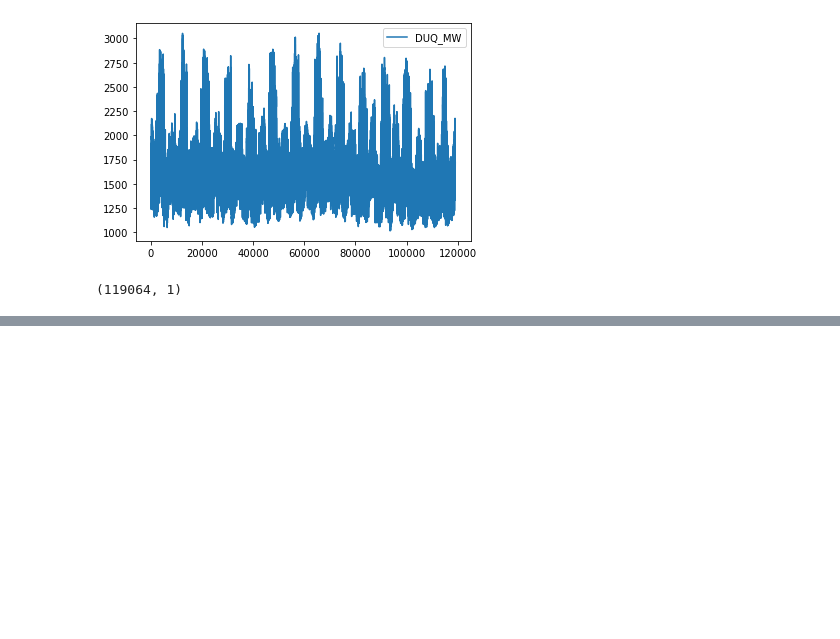
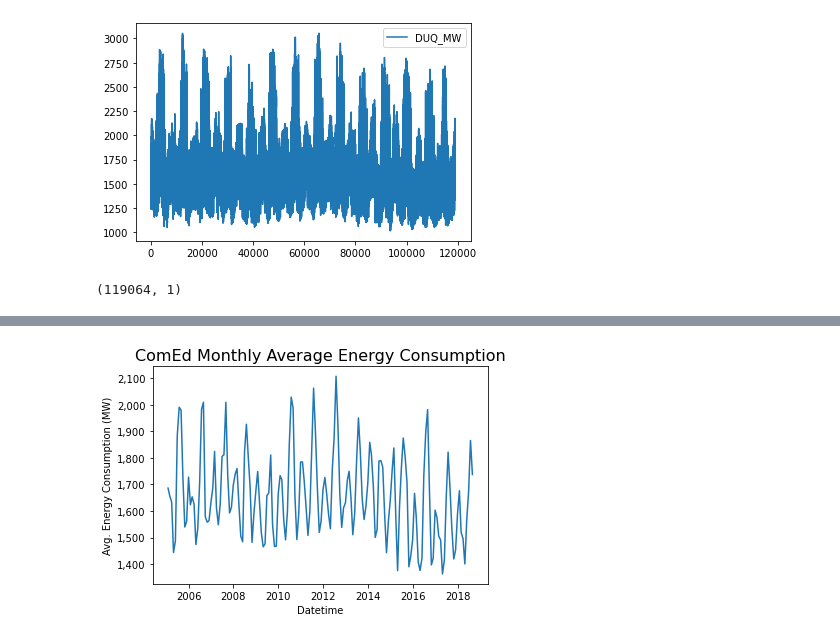
Before and after one commit to allokkk/Capstone_Two, a Jupyter notebook: CapstoneTwo.ipynb, the cells around one changed output, grey strips where cells are left out. Saved outputs shown, nothing was run; the diff lists cells and outputs as text; code cells hidden in the pictures; blank space fills up the shorter version.

```diff
--- a/CapstoneTwo.ipynb
+++ b/CapstoneTwo.ipynb
@@ -294,0 +359,4 @@ plot_series(time, power)
+# %%
+# Get quarters from the datetime
+data['QUARTER'] = data['Datetime'].dt.quarter
+data.head()
@@ -294,0 +375,5 @@ plot_series(time, power)
+# %%
+# Convert dataframe to average monthly format
+data = data.resample('M', on='Datetime').mean().rename(columns={'DUQ_MW':'MONTHLY_AVG'})
+data['QUARTER'] = data['QUARTER'].astype(int)
+data.head()
@@ -294,0 +388,10 @@ plot_series(time, power)
+# %%
+
+ax = sns.lineplot(data=data, x='Datetime', y='MONTHLY_AVG')
+ax.yaxis.set_major_formatter(ticker.StrMethodFormatter('{x:,.0f}'))
+plt.xlabel('Datetime')
+plt.ylabel('Avg. Energy Consumption (MW)')
+plt.title('ComEd Monthly Average Energy Consumption', fontsize=16)
+plt.show()
+# %% [output]
+[figure, added]
```
Also changed, not shown: parts of 23 cells of this notebook.
